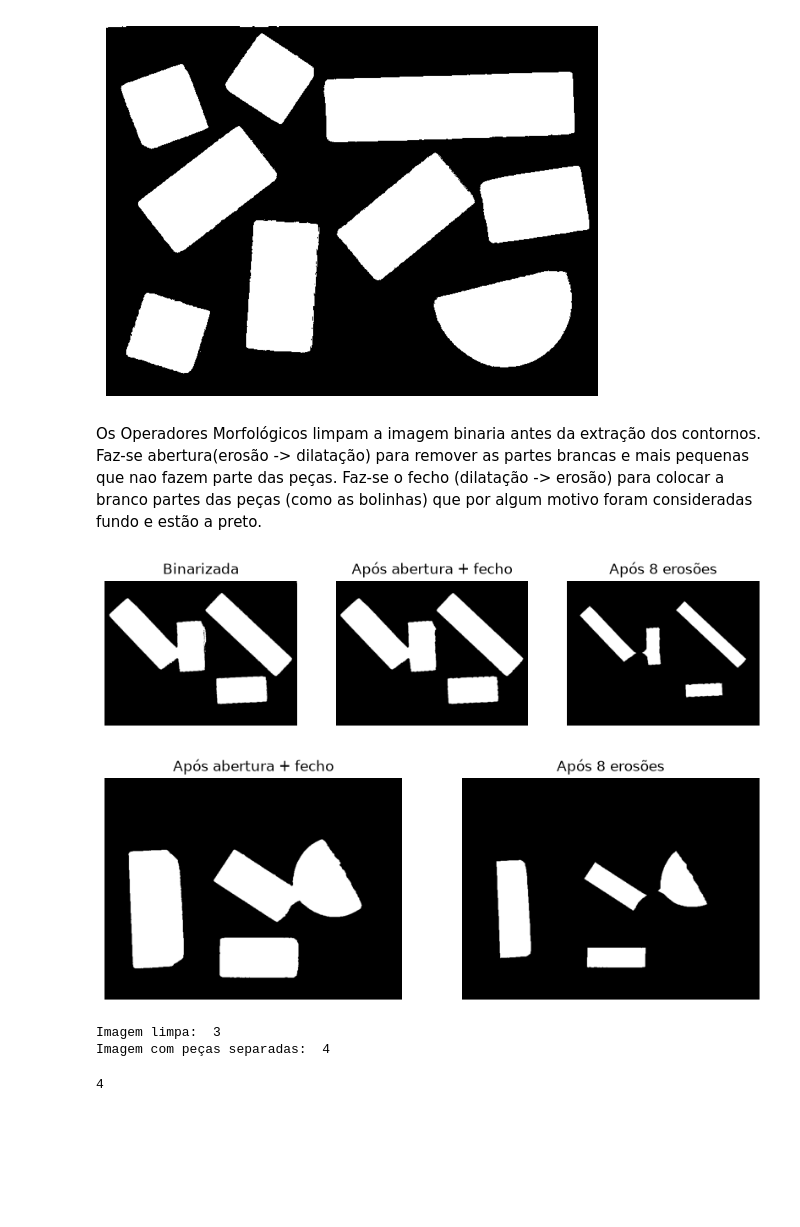
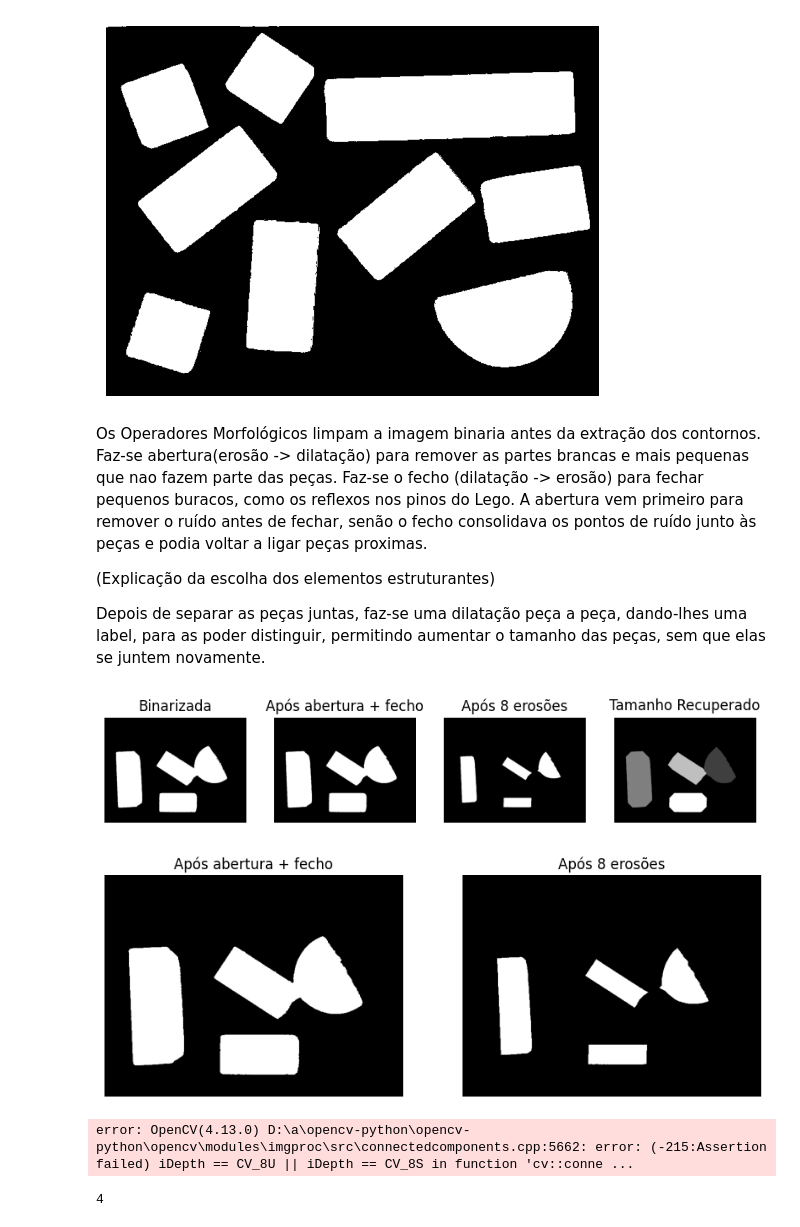
Before and after one commit to beatizisjesus-ctrl/PIV_TP1, a Jupyter notebook: PIV_TP1.ipynb, the cells around one changed output. Cells and saved outputs as stored; diff of their text form; code cells hidden in the pictures; blank space fills up the shorter version.

```diff
--- a/PIV_TP1.ipynb
+++ b/PIV_TP1.ipynb
@@ -48,47 +48,99 @@ Centro:  [198 124  66]
 Canto direito [221 149  71]
 [figure]
 # %% [markdown]
-Os Operadores Morfológicos limpam a imagem binaria antes da extração dos contornos. Faz-se abertura(erosão -> dilatação) para remover as partes brancas e mais pequenas que nao fazem parte das peças. Faz-se o fecho (dilatação -> erosão) para colocar a branco partes das peças (como as bolinhas) que por algum motivo foram consideradas fundo e estão a preto.
+Os Operadores Morfológicos limpam a imagem binaria antes da extração dos contornos. Faz-se abertura(erosão -> dilatação) para remover as partes brancas e mais pequenas que nao fazem parte das peças. Faz-se o fecho (dilatação -> erosão) para fechar pequenos buracos, como os reflexos nos pinos do Lego. A abertura vem primeiro para remover o ruído antes de fechar, senão o fecho consolidava os pontos de ruído junto às peças e podia voltar a ligar peças proximas.
+
+(Explicação da escolha dos elementos estruturantes)
+
+Depois de separar as peças juntas, faz-se uma dilatação peça a peça, dando-lhes uma label, para as poder distinguir, permitindo aumentar o tamanho das peças, sem que elas se juntem novamente.
 # %%
 #Operadores Morfológicos
 
 kernel_a = cv2.getStructuringElement(cv2.MORPH_ELLIPSE, (7,7)) # elemento estruturante
 kernel_f = cv2.getStructuringElement(cv2.MORPH_ELLIPSE, (3,3))
 
-# A abertura vem primeiro para remover o ruído antes de fechar, senão o fecho consolidava os pontos de ruído junto às peças.
-# O fecho é menor para fechar só pequenos buracos, como os reflexos nos pinos do Lego, sem voltar a ligar peças próximas.
+#
+# O fecho é melhor
 
 # A função limpar aplica abertura seguida de fecho a uma imagem binária
 # Problema: não separam peças muito próximas
 def limpar(bin_):
     abertura = cv2.morphologyEx(bin_, cv2.MORPH_OPEN, kernel_a)    # abertura
     fecho = cv2.morphologyEx(abertura, cv2.MORPH_CLOSE, kernel_f)   # fecho
     return fecho
 
 # A função separar aplica erosão a uma imagem limpa para separar as peças
 # o 8 foi escolhido depois de testar com vários valores (célula a seguir)
 def separar(limpa, it=8):
     return cv2.erode(limpa, kernel_a, iterations=it)
 
+
+#Percorre cada pixel "novo", e em cada pixel "novo", percorre cada peça para ver quem vai ficar com ela
+def recuperar_tamanho(limpa, sep, it=8*3):
+    # nº de passos: cada erosão com kernel 7x7 tem raio=3, por isso tira ~3 px, logo 8 erosões tira ≈ 24 px, para recuperar estes 24 px, faz-se dilatação 24 vezes, pq
+    #(3x3) tem raio 1.
+
+     # cada peça erodida = 1 label
+    n, labels = cv2.connectedComponents(sep)
+    #connectedComponents devolve os labels num tipo que pode ser int32 (por defeito) ou uint16. Usou-se astype(np.int32) para garantir
+    #um tipo que aguenta muitos labels
+    labels = labels.astype(np.int32)
+
+    for _ in range(it):
+        novo = labels.copy()
+
+        # crescimento guarda, para cada pixel livre, qual a peça que o quer ocupar
+        crescimento = np.zeros(labels.shape, np.int32)
+        # conflito marca com 1 os pixels que mais do que uma peça quis ocupar no mesmo passo. Esses pixels vão ficar vazios.
+        conflito = np.zeros(labels.shape, np.uint8)
+
+        ## dilata cada label separadamente (1 passo com kernel 3x3)
+        for k in range(1, n):
+            #compara a imagem de labels com o número k e cria uma imagem só com a peça k
+            comp = (labels == k).astype(np.uint8)
+             #dilata essa peça 1 px
+            dil = cv2.dilate(comp, kernel_f)
+            # Calcula os pixels novos que a peça quer ocupar: estão a 1 na versão dilatada (dil == 1) e ainda estão livres (labels == 0), ninguém os ocupou
+            nova_zona = (dil == 1) & (labels == 0)
+            # se o pixel já foi reclamado por outra peça neste passo -> conflito
+            conflito[nova_zona & (crescimento != 0)] = 1
+            crescimento[nova_zona & (crescimento == 0)] = k
+
+        # só aceita pixels dentro da máscara original e sem conflito
+        aceitar = (crescimento != 0) & (conflito == 0) & (limpa > 0)
+        novo[aceitar] = crescimento[aceitar]
+        labels = novo
+
+    return labels
+
+
+
 treino_limpo = [limpar(b) for b in treino_bin]
 treino_sep   = [separar(l) for l in treino_limpo]
+treino_tam_org = [recuperar_tamanho(l, s) for l, s in zip(treino_limpo, treino_sep)]
 
-fig, ax = plt.subplots(1, 3, figsize=(10, 4))
 
-ax[0].imshow(treino_bin[3], cmap="gray")
+
+fig, ax = plt.subplots(1, 4, figsize=(10, 4))
+
+ax[0].imshow(treino_bin[6], cmap="gray")
 ax[0].set_title("Binarizada")
 ax[0].axis("off")
 
-ax[1].imshow(treino_limpo[3], cmap="gray")
+ax[1].imshow(treino_limpo[6], cmap="gray")
 ax[1].set_title("Após abertura + fecho")
 ax[1].axis("off")
 
-ax[2].imshow(treino_sep[3], cmap="gray")
+ax[2].imshow(treino_sep[6], cmap="gray")
 ax[2].set_title("Após 8 erosões")
 ax[2].axis("off")
+
+ax[3].imshow(treino_tam_org[6], cmap="gray")
+ax[3].set_title("Tamanho Recuperado")
+ax[3].axis("off")
 plt.show()
 # %% [output]
-[figure, old version]
+[figure, new version]
 # %%
 # TESTE DE EROSÃO: para concluir quantas iterações de erosão são necessárias para separar peças em contacto
 
@@ -126,6 +178,7 @@ plt.show()
 
 n_limpo, etiquetas_limpo = cv2.connectedComponents(treino_limpo[6]) # número de objetos, etiquetas
 n_sep, etiquetas_sep = cv2.connectedComponents(treino_sep[6])
+n_tam_original, etiquetas_tam = cv2.connectedComponents(treino_tam_org[6])
 print("Imagem limpa: ", n_limpo - 1) # 0 é o fundo, daí subtraí-se 1
 print("Imagem com peças separadas: ", n_sep - 1)
 
@@ -133,8 +186,7 @@ print("Imagem com peças separadas: ", n_sep - 1)
 # Na imagem com peças separadas já dá o resultado correto
 # %% [output]
 [figure]
-Imagem limpa:  3
-Imagem com peças separadas:  4
+error: OpenCV(4.13.0) D:\a\opencv-python\opencv-python\opencv\modules\imgproc\src\connectedcomponents.cpp:5662: error: (-215:Assertion failed) iDepth == CV_8U || iDepth == CV_8S in function 'cv::conne ...
 # %%
 # findContours -> devolve umaa lista de pontos da fronteira, e cada contorno corresponde a um objeto.
 # drawContours desenha esses contornos, ou preenche-os se thickness=-1, o que dá uma máscara por peça.
```
